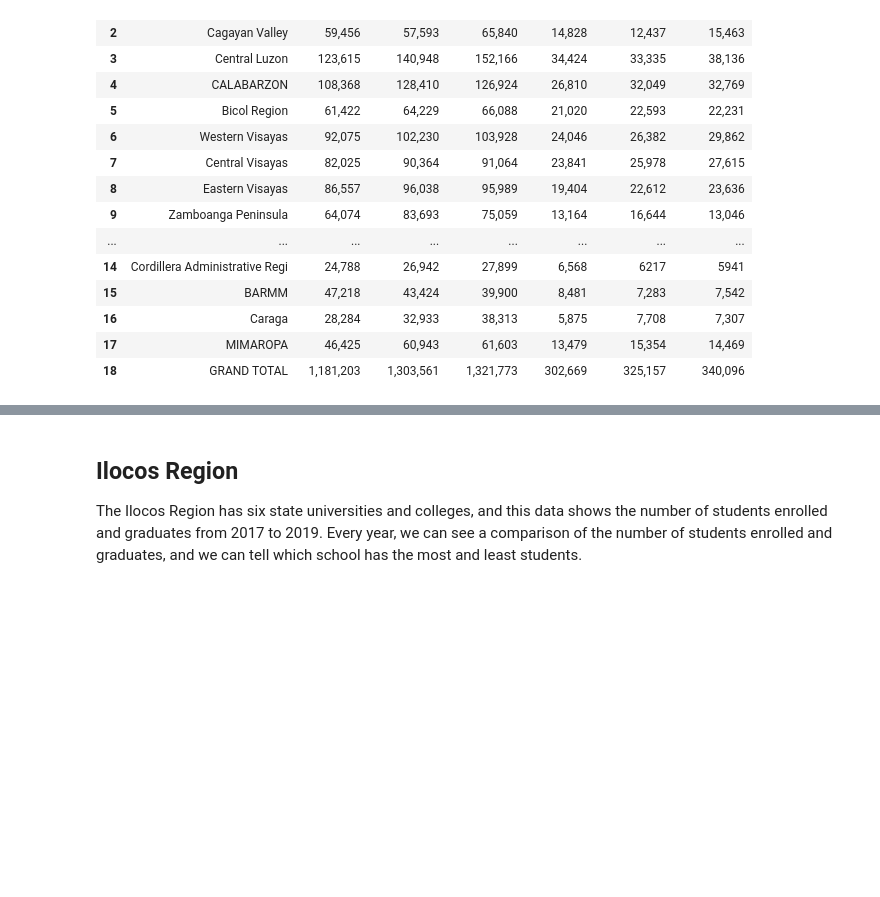
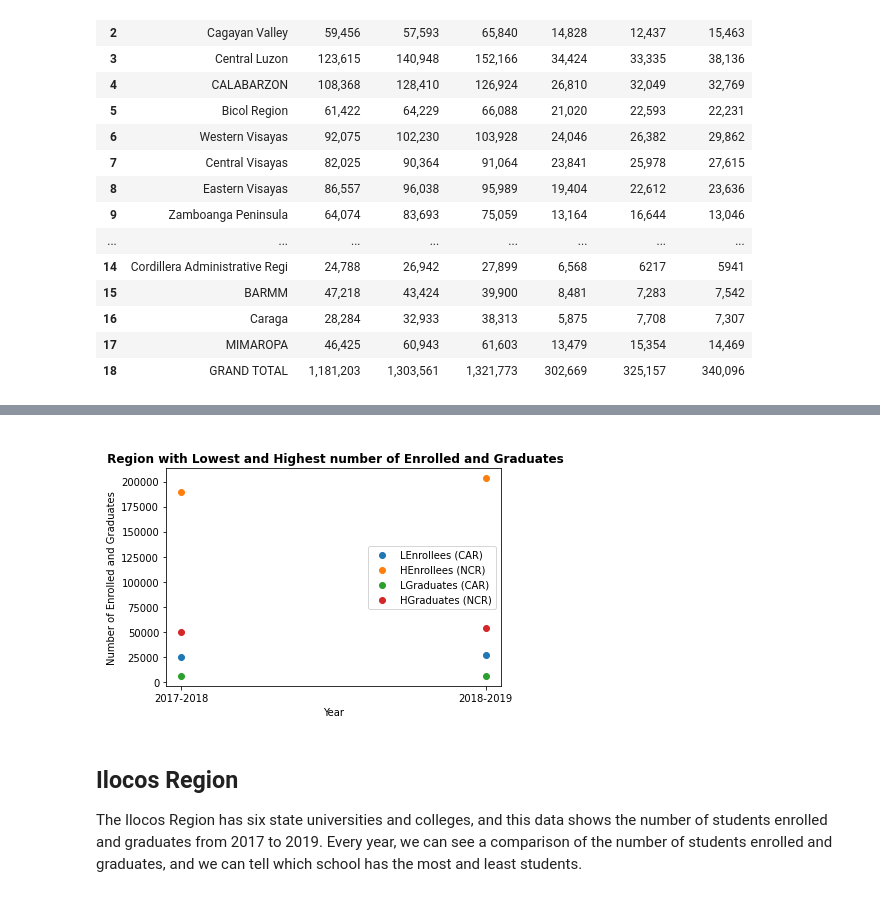
Before and after one commit to GlennBSIT3205/IT-BA-3205_Coalesce, a Jupyter notebook: Education in the Philippines Visualization.ipynb, the cells around one changed output, grey strips where cells are left out. Saved outputs shown, nothing was run; the diff lists cells and outputs as text; code cells hidden in the pictures; blank space fills up the shorter version.

```diff
--- a/Education in the Philippines Visualization.ipynb
+++ b/Education in the Philippines Visualization.ipynb
@@ -91,3 +95,28 @@ display(df.iloc[0:19])
+# %%
+w=0.2
+Year = ["2017-2018","2018-2019"]
+Lowest  =[24788	, 26942]
+Highest = [189139	, 203292]
+GradL =[6217 , 5941]
+GradH =[49501 ,	53585]
+
+
+plt.scatter(Year,Lowest, label='LEnrollees (CAR)')
+plt.scatter(Year,Highest, label='HEnrollees (NCR)')
+
+
+plt.scatter(Year,GradL, label='LGraduates (CAR)',marker = 'o')
+plt.scatter(Year,GradH, label='HGraduates (NCR)')
+
+plt.xlabel("Year")
+plt.ylabel("Number of Enrolled and Graduates")
+
+plt.title("\n Region with Lowest and Highest number of Enrolled and Graduates", fontweight="bold")
+
+plt.legend()
+plt.show()
+# %% [output]
+[figure, added]
 # %% [markdown]
 ## **Ilocos Region**
   The Ilocos Region has six state universities and colleges, and this data shows the number of students enrolled and graduates from 2017 to 2019. Every year, we can see a comparison of the number of students enrolled and graduates, and we can tell which school has the most and least students.
```
Also changed, not shown: parts of 3 cells of this notebook.
